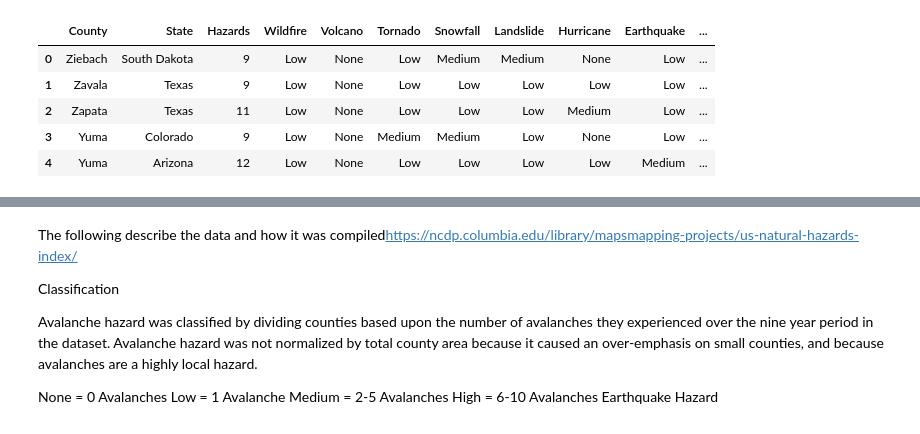
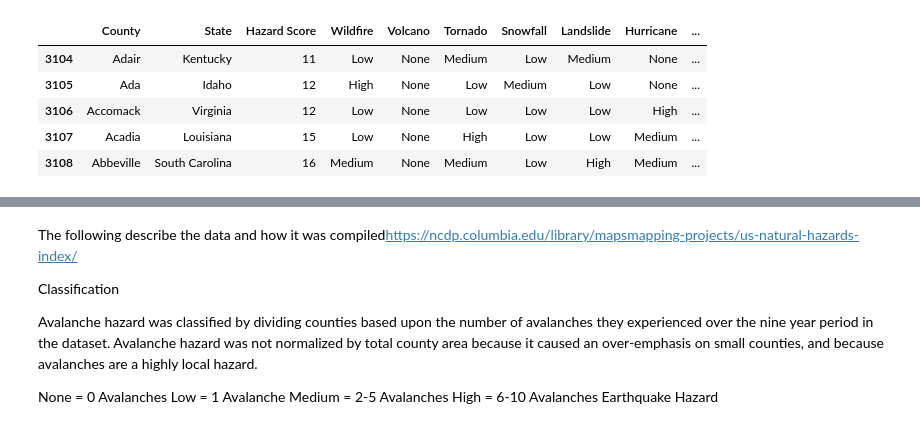
Before and after one commit to Agelf123/covid_predictions, a Jupyter notebook: code/brandon/Brandon Code.ipynb, the cells around one changed output, grey strips where cells are left out. Cells and saved outputs as stored; diff of their text form; code cells hidden in the pictures.

```diff
--- a/code/brandon/Brandon Code.ipynb
+++ b/code/brandon/Brandon Code.ipynb
@@ -3,13 +3,13 @@ import pandas as pd
 # %%
 df = pd.read_csv('./data/hazard_risks.csv')
 # %%
-df.head()
+df.tail()
 # %% [output]
-|  | County | State | Hazards | Wildfire | Volcano | Tornado | Snowfall | Landslide | Hurricane | Earthquake | ... |
-| 0 | Ziebach | South Dakota | 9 | Low | None | Low | Medium | Medium | None | Low | ... |
-| 1 | Zavala | Texas | 9 | Low | None | Low | Low | Low | Low | Low | ... |
-| 2 | Zapata | Texas | 11 | Low | None | Low | Low | Low | Medium | Low | ... |
-| 3 | Yuma | Colorado | 9 | Low | None | Medium | Medium | Low | None | Low | ... |
-| 4 | Yuma | Arizona | 12 | Low | None | Low | Low | Low | Low | Medium | ... |
+|  | County | State | Hazard Score | Wildfire | Volcano | Tornado | Snowfall | Landslide | Hurricane | ... |
+| 3104 | Adair | Kentucky | 11 | Low | None | Medium | Low | Medium | None | ... |
+| 3105 | Ada | Idaho | 12 | High | None | Low | Medium | Low | None | ... |
+| 3106 | Accomack | Virginia | 12 | Low | None | Low | Low | Low | High | ... |
+| 3107 | Acadia | Louisiana | 15 | Low | None | High | Low | Low | Medium | ... |
+| 3108 | Abbeville | South Carolina | 16 | Medium | None | Medium | Low | High | Medium | ... |
 # %%
 parishes = df.loc[df['State'] == 'Louisiana']
```
Also changed, not shown: parts of 45 cells of this notebook, 3 other files.
